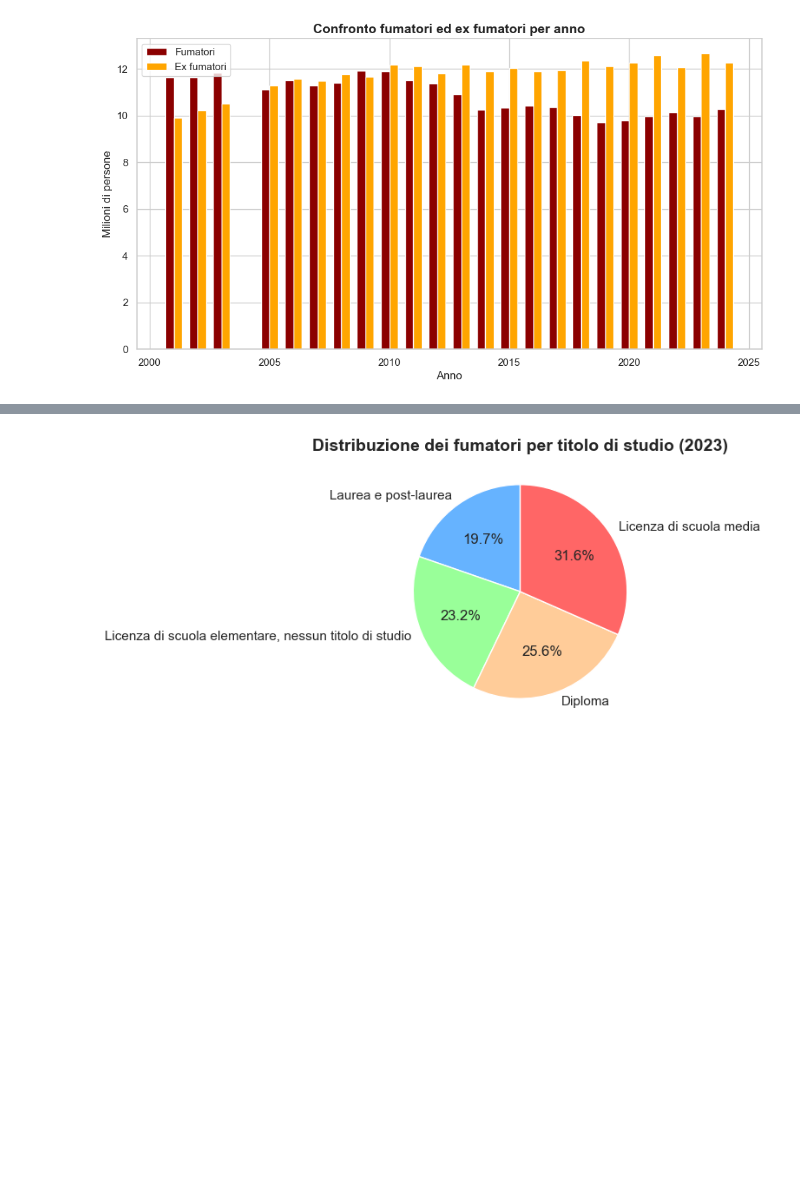
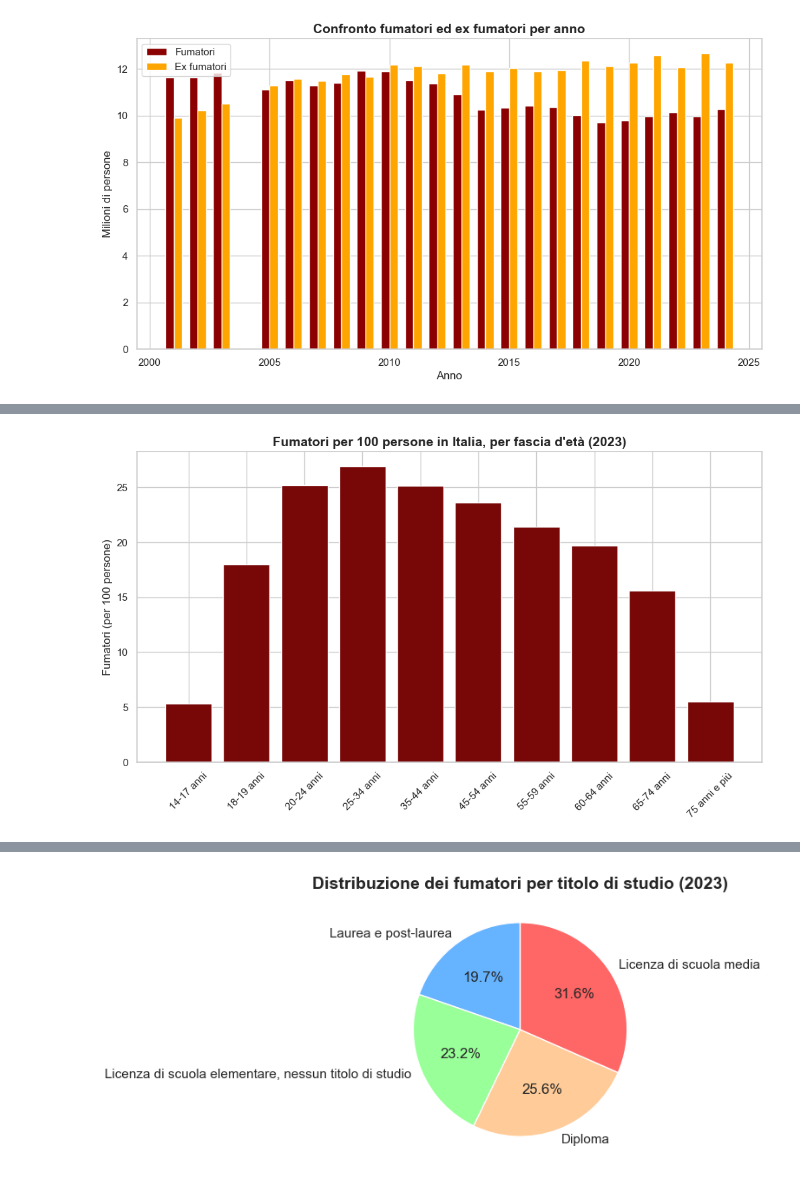
Before and after one commit to FilippoCarini/VisualizzazioneScientifica, a Jupyter notebook: codice.ipynb, the cells around one changed output, grey strips where cells are left out. Cells and saved outputs as stored; diff of their text form; code cells hidden in the pictures; blank space fills up the shorter version.

```diff
--- a/codice.ipynb
+++ b/codice.ipynb
@@ -131,3 +131,20 @@ plt.show()
+# %%
+df_filtered = df[(df["TIME_PERIOD"] == 2023) &  # filtro per anno 2023
+                 (df["Sesso"] == "Totale") &    # filtro per sesso totale
+                 (df["MEASURE"] == 'HSC') &     # filtro per misura in %
+                 (df["DATA_TYPE"] == '14_FUMO_SI')& # filtro per fumatori
+                 (df["AGE"] != 'Y_GE14')]       # escludo la categoria "14 anni e più" che considera tutti
+plt.figure(figsize=(12, 6))
+anno = df_filtered["Età"]
+value = df_filtered["Osservazione"]
+plt.bar(anno, value, color='#780707')
+plt.xticks(rotation=45)  # ruota le etichette di 45°
+plt.xlabel("")
+plt.ylabel("Fumatori (per 100 persone)")
+plt.title("Fumatori per 100 persone in Italia, per fascia d'età (2023)",fontsize=14, fontweight="bold")
+plt.show()
+# %% [output]
+[figure, added]
 # %%
 df_filtered = df[(df["TIME_PERIOD"] == 2023) &
                  (df["Sesso"] == "Totale") &
```
Also changed, not shown: parts of 10 cells of this notebook.
